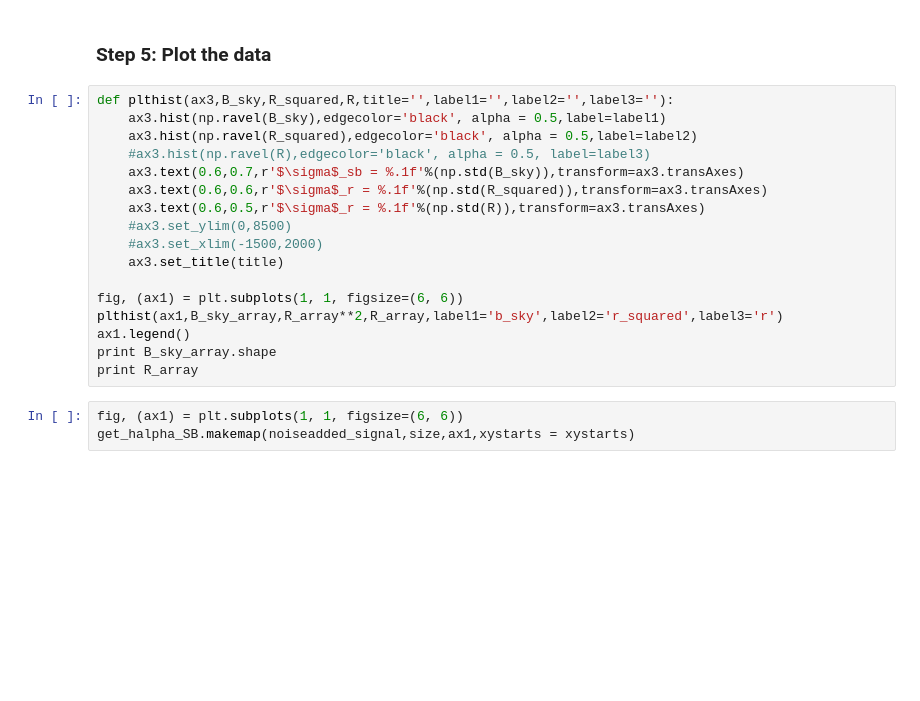
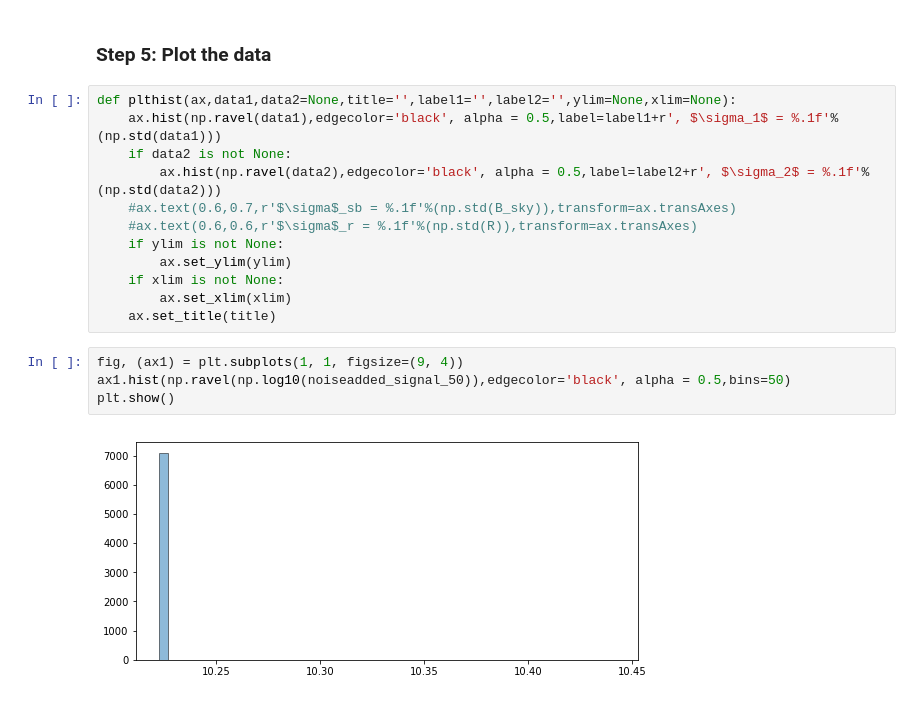
Before and after one commit to lokhorst/HalphaScripts, a Jupyter notebook: EagleSimScripts/make_mockobs_example.ipynb, the cells around one changed output. Cells and saved outputs as stored; diff of their text form; blank space fills up the shorter version.

```diff
--- a/EagleSimScripts/make_mockobs_example.ipynb
+++ b/EagleSimScripts/make_mockobs_example.ipynb
@@ -84,22 +112,20 @@ noiseadded_signal_50,B_sky_array_50,R_array_50 = addnoise(data_FOV_50Mpc,resolut
 # %% [markdown]
 ### Step 5: Plot the data
 # %%
-def plthist(ax3,B_sky,R_squared,R,title='',label1='',label2='',label3=''):
-    ax3.hist(np.ravel(B_sky),edgecolor='black', alpha = 0.5,label=label1)
-    ax3.hist(np.ravel(R_squared),edgecolor='black', alpha = 0.5,label=label2)
-    #ax3.hist(np.ravel(R),edgecolor='black', alpha = 0.5, label=label3)
-    ax3.text(0.6,0.7,r'$\sigma$_sb = %.1f'%(np.std(B_sky)),transform=ax3.transAxes)
-    ax3.text(0.6,0.6,r'$\sigma$_r = %.1f'%(np.std(R_squared)),transform=ax3.transAxes)
-    ax3.text(0.6,0.5,r'$\sigma$_r = %.1f'%(np.std(R)),transform=ax3.transAxes)
-    #ax3.set_ylim(0,8500)
-    #ax3.set_xlim(-1500,2000)
-    ax3.set_title(title)
-
-fig, (ax1) = plt.subplots(1, 1, figsize=(6, 6))
-plthist(ax1,B_sky_array,R_array**2,R_array,label1='b_sky',label2='r_squared',label3='r')
-ax1.legend()
-print B_sky_array.shape
-print R_array
+def plthist(ax,data1,data2=None,title='',label1='',label2='',ylim=None,xlim=None):
+    ax.hist(np.ravel(data1),edgecolor='black', alpha = 0.5,label=label1+r', $\sigma_1$ = %.1f'%(np.std(data1)))
+    if data2 is not None:
+        ax.hist(np.ravel(data2),edgecolor='black', alpha = 0.5,label=label2+r', $\sigma_2$ = %.1f'%(np.std(data2)))
+    #ax.text(0.6,0.7,r'$\sigma$_sb = %.1f'%(np.std(B_sky)),transform=ax.transAxes)
+    #ax.text(0.6,0.6,r'$\sigma$_r = %.1f'%(np.std(R)),transform=ax.transAxes)
+    if ylim is not None:
+        ax.set_ylim(ylim)
+    if xlim is not None:
+        ax.set_xlim(xlim)
+    ax.set_title(title)
-# %%
-fig, (ax1) = plt.subplots(1, 1, figsize=(6, 6))
-get_halpha_SB.makemap(noiseadded_signal,size,ax1,xystarts = xystarts)
+# %%
+fig, (ax1) = plt.subplots(1, 1, figsize=(9, 4))
+ax1.hist(np.ravel(np.log10(noiseadded_signal_50)),edgecolor='black', alpha = 0.5,bins=50)
+plt.show()
+# %% [output]
+[figure, added]
```
Also changed, not shown: parts of 3 cells of this notebook, 4 other files.
